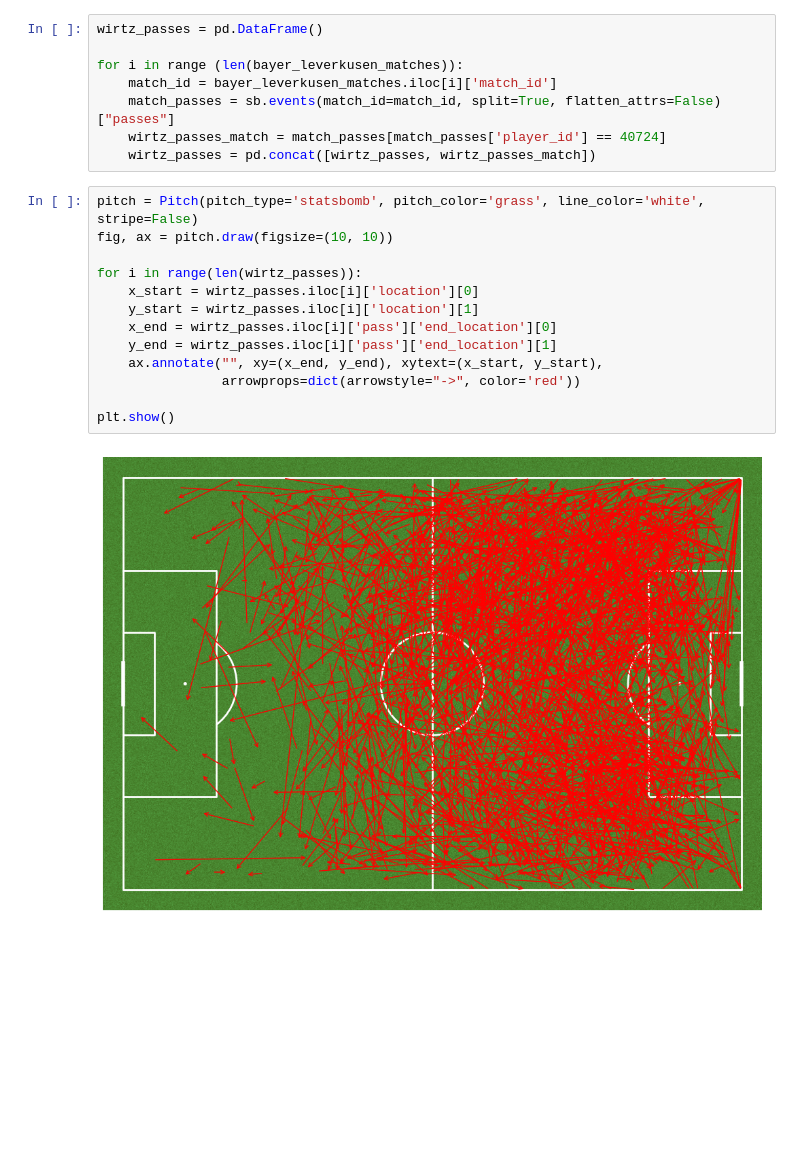
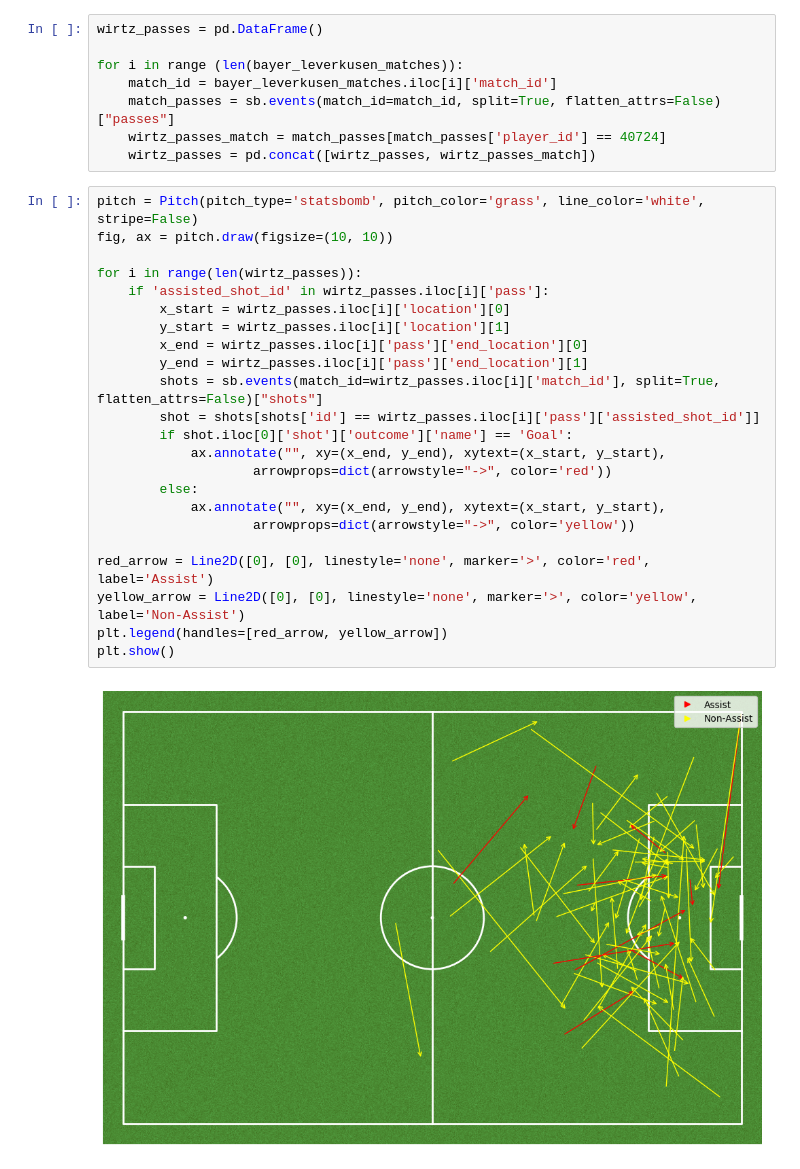
Before and after one commit to QuentinFournel/florian_wirtz_analysis, a Jupyter notebook: bayer_leverkusen_data.ipynb, the cells around one changed output. Drawn from its saved outputs; the diff is of its cells as text; blank space fills up the shorter version.

```diff
--- a/bayer_leverkusen_data.ipynb
+++ b/bayer_leverkusen_data.ipynb
@@ -55,15 +56,25 @@ for i in range (len(bayer_leverkusen_matches)):
 # %%
 pitch = Pitch(pitch_type='statsbomb', pitch_color='grass', line_color='white', stripe=False)
 fig, ax = pitch.draw(figsize=(10, 10))
 
 for i in range(len(wirtz_passes)):
-    x_start = wirtz_passes.iloc[i]['location'][0]
-    y_start = wirtz_passes.iloc[i]['location'][1]
-    x_end = wirtz_passes.iloc[i]['pass']['end_location'][0]
-    y_end = wirtz_passes.iloc[i]['pass']['end_location'][1]
-    ax.annotate("", xy=(x_end, y_end), xytext=(x_start, y_start),
-                arrowprops=dict(arrowstyle="->", color='red'))
+    if 'assisted_shot_id' in wirtz_passes.iloc[i]['pass']:
+        x_start = wirtz_passes.iloc[i]['location'][0]
+        y_start = wirtz_passes.iloc[i]['location'][1]
+        x_end = wirtz_passes.iloc[i]['pass']['end_location'][0]
+        y_end = wirtz_passes.iloc[i]['pass']['end_location'][1]
+        shots = sb.events(match_id=wirtz_passes.iloc[i]['match_id'], split=True, flatten_attrs=False)["shots"]
+        shot = shots[shots['id'] == wirtz_passes.iloc[i]['pass']['assisted_shot_id']]
+        if shot.iloc[0]['shot']['outcome']['name'] == 'Goal':
+            ax.annotate("", xy=(x_end, y_end), xytext=(x_start, y_start),
+                    arrowprops=dict(arrowstyle="->", color='red'))
+        else:
+            ax.annotate("", xy=(x_end, y_end), xytext=(x_start, y_start),
+                    arrowprops=dict(arrowstyle="->", color='yellow'))
 
+red_arrow = Line2D([0], [0], linestyle='none', marker='>', color='red', label='Assist')
+yellow_arrow = Line2D([0], [0], linestyle='none', marker='>', color='yellow', label='Non-Assist')
+plt.legend(handles=[red_arrow, yellow_arrow])
 plt.show()
 # %% [output]
-[figure, old version]
+[figure, new version]
```
Also changed, not shown: parts of 1 cell of this notebook.
